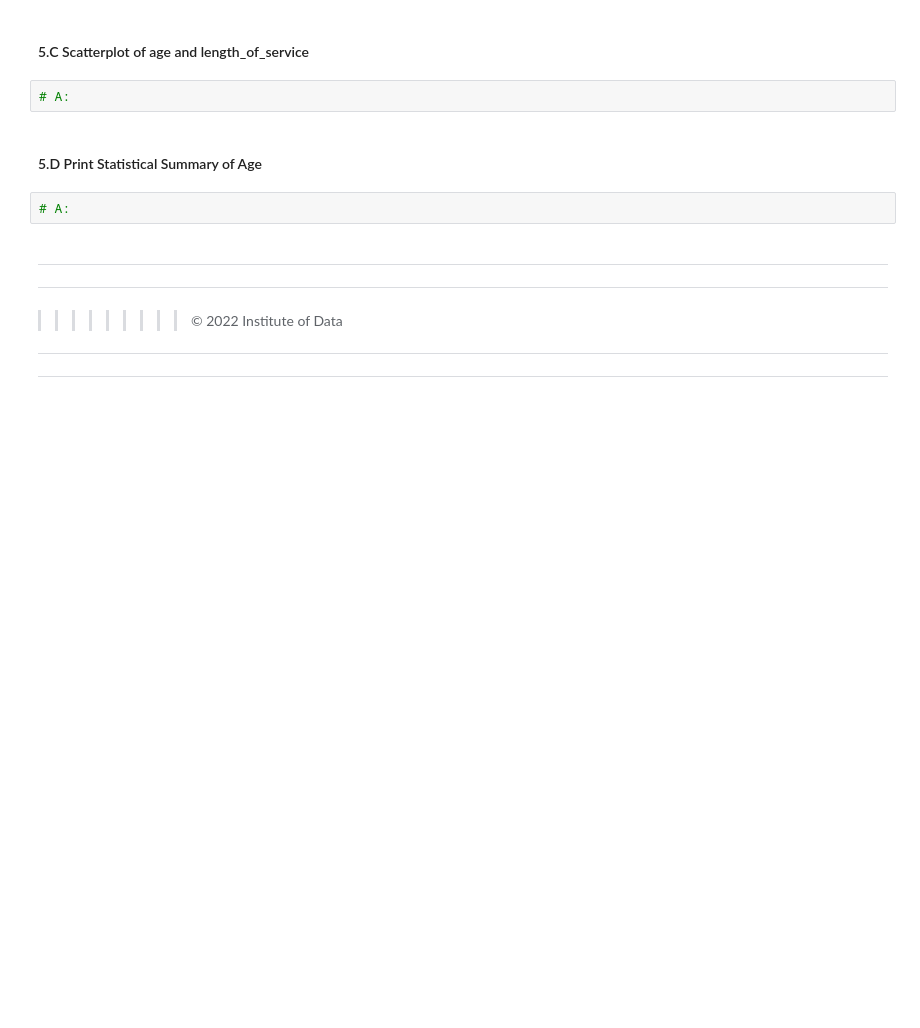
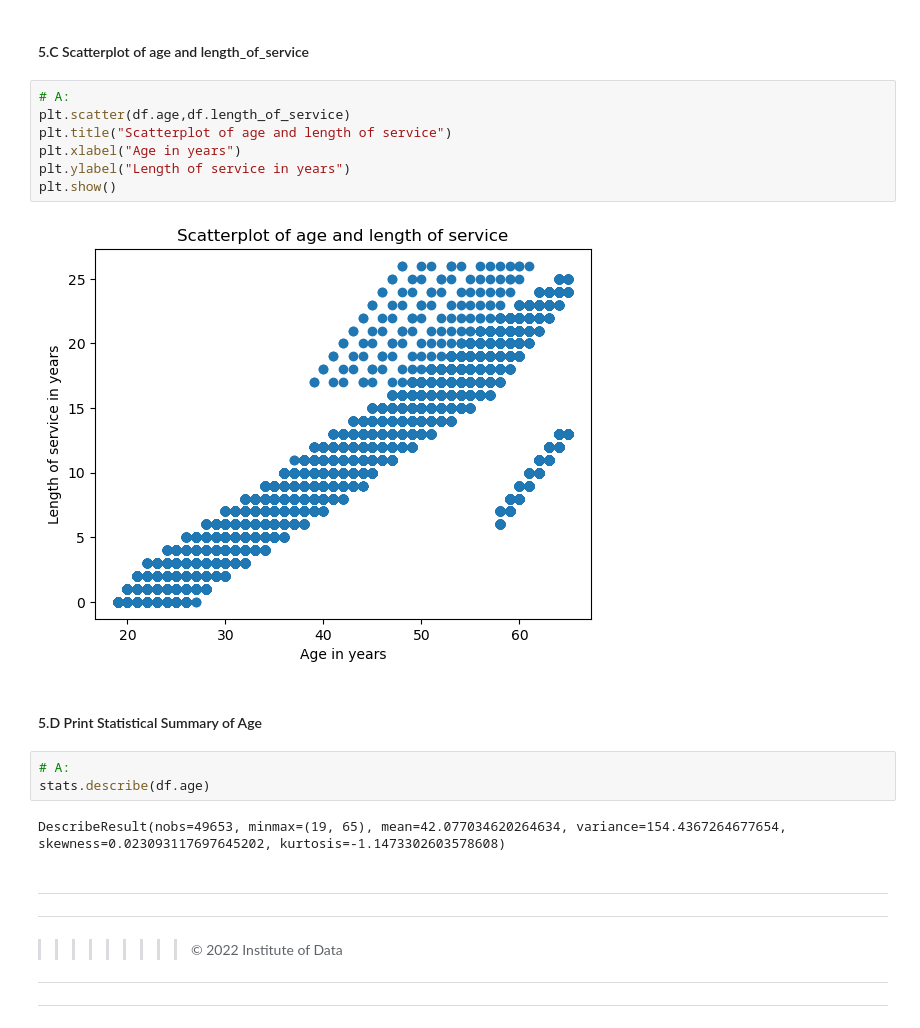
Before and after one commit to vagnerbauer/IOD_Projects, a Jupyter notebook: Module1/Labs 1/Lab 1.2.2 Pandas Lab.ipynb, the cells around one changed output. Drawn from its saved outputs; the diff is of its cells as text; blank space fills up the shorter version.

```diff
--- a/Module1/Labs 1/Lab 1.2.2 Pandas Lab.ipynb
+++ b/Module1/Labs 1/Lab 1.2.2 Pandas Lab.ipynb
@@ -186,11 +403,21 @@ Find count, mean, std, min, max of of all columns of dataframe
 # %% [markdown]
 #### 5.C Scatterplot of age and length_of_service
-# %%
-# A:
+# %%
+# A:
+plt.scatter(df.age,df.length_of_service)
+plt.title("Scatterplot of age and length of service")
+plt.xlabel("Age in years")
+plt.ylabel("Length of service in years")
+plt.show()
+# %% [output]
+[figure, added]
 # %% [markdown]
 #### 5.D Print Statistical Summary of Age
 # %%
 # A:
+stats.describe(df.age)
+# %% [output]
+DescribeResult(nobs=49653, minmax=(19, 65), mean=42.077034620264634, variance=154.4367264677654, skewness=0.023093117697645202, kurtosis=-1.1473302603578608)
 # %% [markdown]
 
 
```
Also changed, not shown: parts of 24 cells of this notebook, 2 other files.
